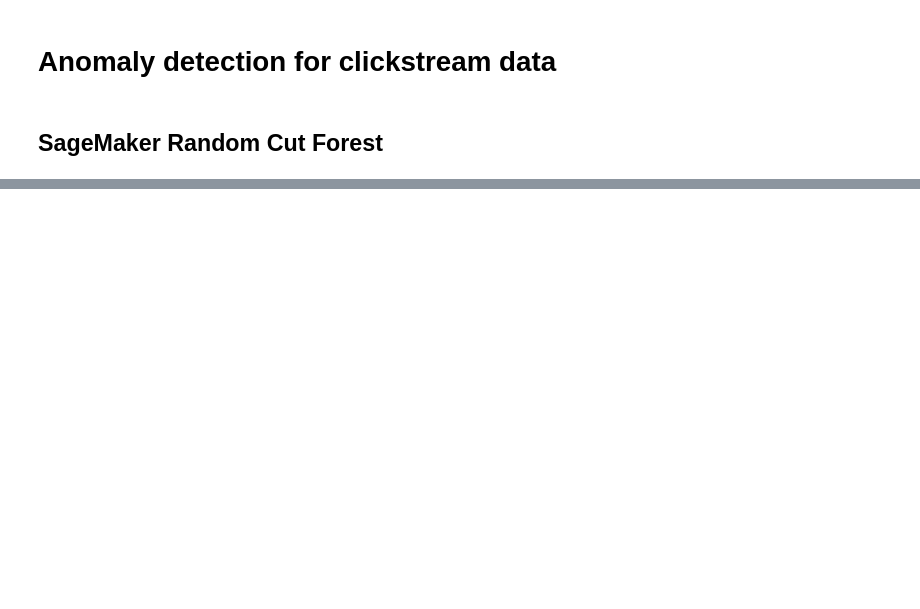
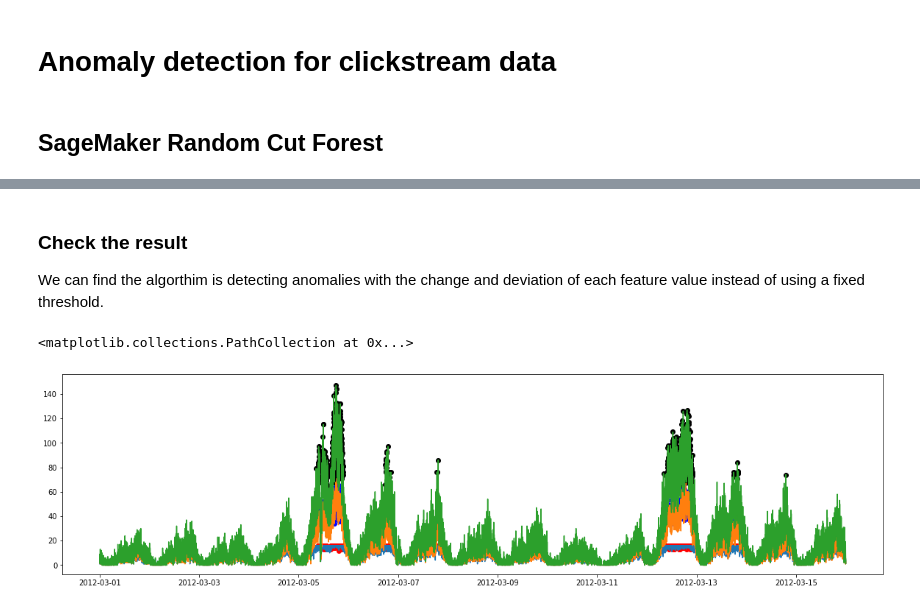
Before and after one commit to mullue/tsad, a Jupyter notebook: kseongmo/clickstream/4.SageMaker-RCF.ipynb, the cells around one changed output, grey strips where cells are left out. Drawn from its saved outputs; the diff is of its cells as text; code cells hidden in the pictures; blank space fills up the shorter version.

```diff
--- a/kseongmo/clickstream/4.SageMaker-RCF.ipynb
+++ b/kseongmo/clickstream/4.SageMaker-RCF.ipynb
@@ -53,0 +120,15 @@ rcf_inference = rcf.deploy(
+# %% [markdown]
+### Check the result
+
+We can find the algorthim is detecting anomalies with the change and deviation of each feature value instead of using a fixed threshold.
+# %%
+plt.figure(figsize=(20,5))
+plt.plot(s)
+threshold = 5
+anomalous = s[list((results_pd > threshold)['score'])]
+plt.scatter(x= anomalous.index, y=anomalous['urls'].values, c='red')
+plt.scatter(x= anomalous.index, y=anomalous['users'].values, c='blue')
+plt.scatter(x= anomalous.index, y=anomalous['clicks'].values, c='black')
+# %% [output]
+<matplotlib.collections.PathCollection at 0x...>
+[figure, added]
```
Also changed, not shown: parts of 19 cells of this notebook, 2 other files.
